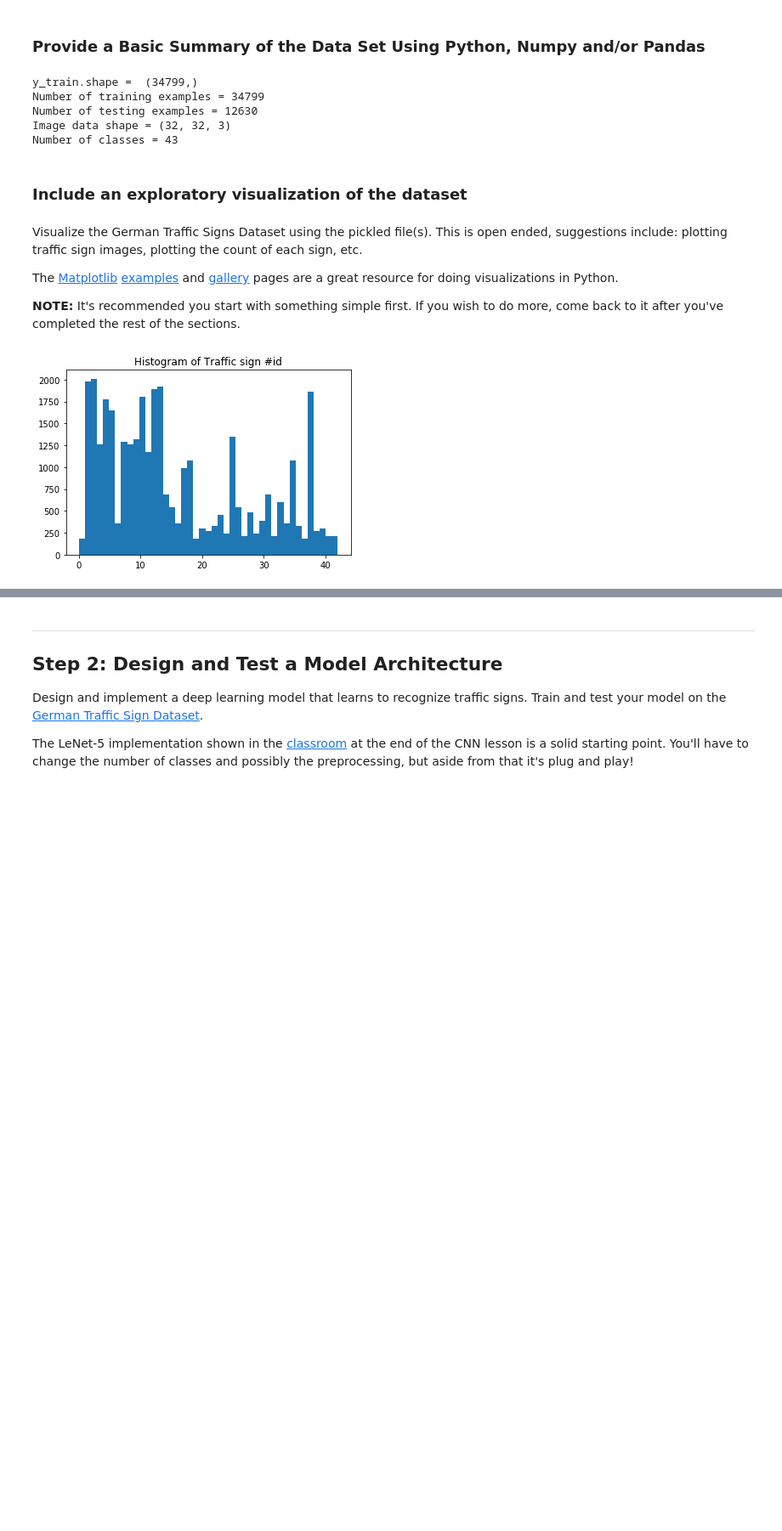
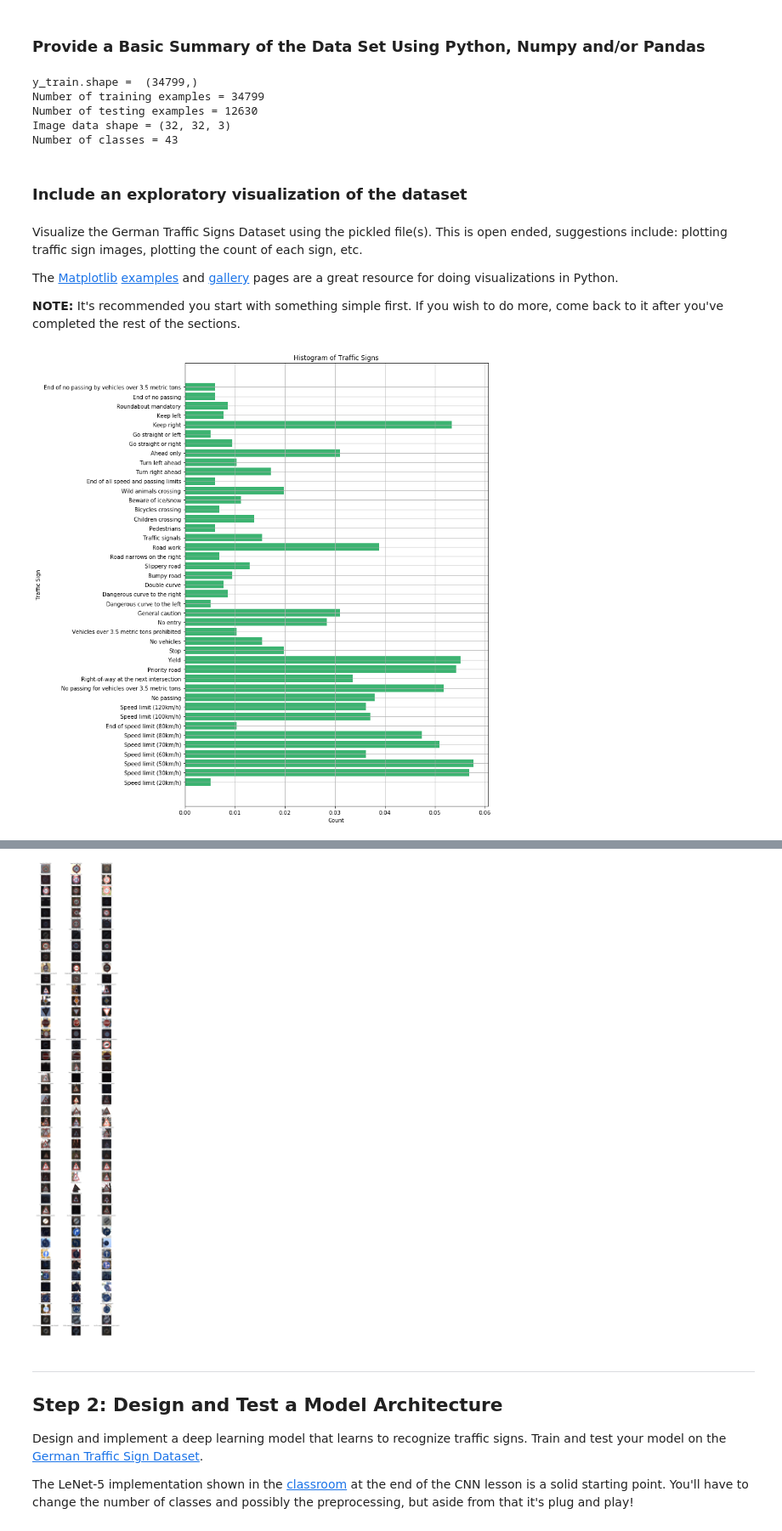
Before and after one commit to barney-s/CarND-Traffic-Sign-Classifier-Project, a Jupyter notebook: Traffic_Sign_Classifier.ipynb, the cells around one changed output, grey strips where cells are left out. Shown at 85% size. Cells and saved outputs as stored; diff of their text form; code cells hidden in the pictures; blank space fills up the shorter version.

Commit message:
- improve performance by changing preprocessing - add more plots - download new german traffic images

```diff
--- a/Traffic_Sign_Classifier.ipynb
+++ b/Traffic_Sign_Classifier.ipynb
@@ -36,9 +36,9 @@ with open(validation_file, mode='rb') as f:
 with open(testing_file, mode='rb') as f:
     test = pickle.load(f)
 
-X_train, y_train = train['features'], train['labels']
-X_valid, y_valid = valid['features'], valid['labels']
-X_test, y_test = test['features'], test['labels']
+X_train_r, y_train_r = train['features'], train['labels']
+X_valid_r, y_valid_r = valid['features'], valid['labels']
+X_test_r, y_test_r = test['features'], test['labels']
 # %% [markdown]
 ---
 
@@ -60,17 +60,17 @@ Complete the basic data summary below. Use python, numpy and/or pandas methods t
 import numpy as np
 
 # TODO: Number of training examples
-n_train = len(X_train)
+n_train = len(X_train_r)
 
 # TODO: Number of testing examples.
-n_test = len(X_test)
+n_test = len(X_test_r)
 
 # TODO: What's the shape of an traffic sign image?
-image_shape = X_train[0].shape
+image_shape = X_train_r[0].shape
 
 # TODO: How many unique classes/labels there are in the dataset.
-n_classes = len(np.unique(y_train))
-print("y_train.shape = ", y_train.shape)
+n_classes = len(np.unique(y_train_r))
+print("y_train.shape = ", y_train_r.shape)
 print("Number of training examples =", n_train)
 print("Number of testing examples =", n_test)
 print("Image data shape =", image_shape)
@@ -92,33 +92,49 @@ The [Matplotlib](http://matplotlib.org/) [examples](http://matplotlib.org/exampl
 # %%
 ### Data exploration visualization code goes here.
 ### Feel free to use as many code cells as needed.
+%matplotlib inline
+
 import matplotlib.pyplot as plt
 from numpy import genfromtxt
+from random import randint
 
 # Visualizations will be shown in the notebook.
+counts = np.bincount(y_train_r)
+_signnames = genfromtxt('signnames.csv', delimiter=',', skip_header=1, dtype=[('myint','i8'),('mystring','S100')])
+signnames = [s[1].decode('UTF-8') for s in _signnames]
 
-classes = np.unique(y_train)
-plt.hist(y_train, bins=n_classes)
-plt.title("Histogram of Traffic sign #id")
+
+classes = np.unique(y_train_r)
+fig = plt.figure(figsize=(10,15))
+plt.hist(y_train_r, bins=n_classes, align='left', normed=1,
+         color='mediumseagreen', rwidth=0.8, orientation='horizontal',
+         range=(0,n_classes))
+plt.ylabel('Traffic Sign')
+plt.grid(True)
+plt.xlabel('Count')
+plt.yticks(classes, signnames, rotation='horizontal')
+plt.title("Histogram of Traffic Signs")
 plt.show()
 
-counts = np.bincount(y_train)
-signnames = genfromtxt('signnames.csv', delimiter=',', skip_header=1, dtype=[('myint','i8'),('mystring','S100')])
-
 print("Most common road signs:")
-print(", ".join([signnames[s][1].decode('UTF-8') for s in counts.argsort()[-10:][::-1]]))
-print("\n")
+print("","\n ".join([str(s) + " " + signnames[s] for s in counts.argsort()[-5:][::-1]]))
+print("")
 print("Least common road signs:")
-print(", ".join([signnames[s][1].decode('UTF-8') for s in counts.argsort()[:10]]))
+print("","\n ".join([str(s) + " " + signnames[s] for s in counts.argsort()[:5]]))
 print("\n")
 
-# get 10 random signs
-    # img = X_train[y_train==sign_class][0]
-    # plt.figure(figsize=(1,1))
-    # plt.imshow(img, cmap="gray", title="asd")
-#plt.show()
-
-%matplotlib inline
+# Plot random signs
+print("Sample Road Signs from Training set:")
+per_row = 3
+fig = plt.figure(figsize=(20, 120))
+for i in range(n_classes):
+    imgs = X_train_r[y_train_r == i]
+    for y in range(per_row):
+        idx = randint(0, len(imgs)-1)
+        a = fig.add_subplot(n_classes+3, per_row, i*per_row+y+1)
+        plt.imshow(imgs[idx])
+        plt.title(signnames[i] + "(" + str(i) + ")")
+        plt.axis('off')
 # %% [output]
-[figure, old version]
+[figure, new version]
 Most common road signs:
@@ -130,3 +156,4 @@ Speed limit (20km/h), Go straight or left, Dangerous curve to the left, End of a
+[figure, added]
 # %% [markdown]
 ----
 
```
Also changed, not shown: parts of 14 cells of this notebook, 6 other files.
